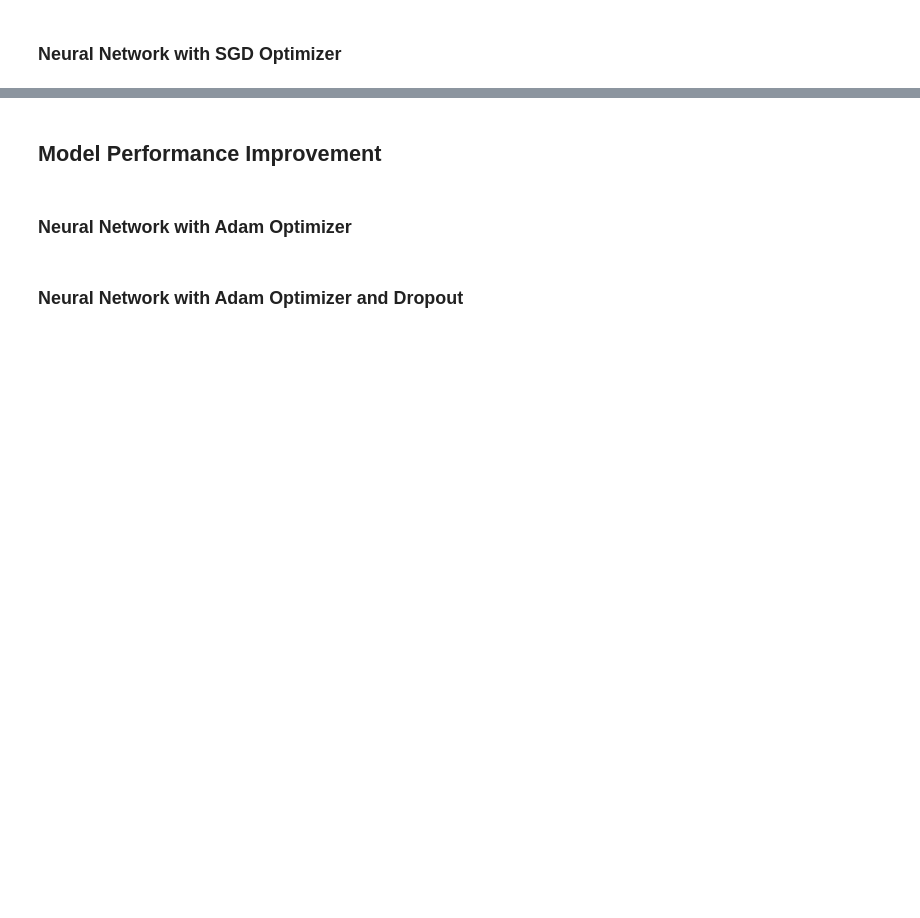
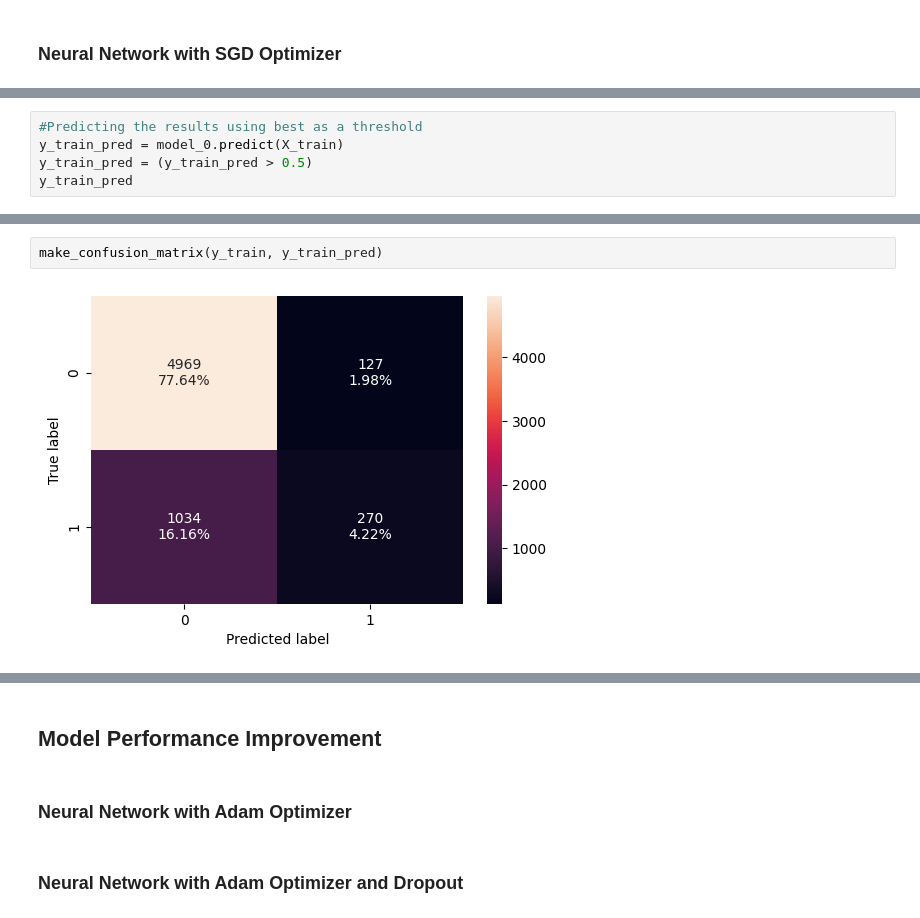
Before and after one commit to aimlalchemists/bank-churn-prediction-neural-network, a Jupyter notebook: bank_churn_prediction_neural_network_model.ipynb, the cells around one changed output, grey strips where cells are left out. Drawn from its saved outputs; the diff is of its cells as text; blank space fills up the shorter version.

```diff
--- a/bank_churn_prediction_neural_network_model.ipynb
+++ b/bank_churn_prediction_neural_network_model.ipynb
@@ -559,0 +853,5 @@ Write down the logic for choosing the metric that would be the best metric for t
+# %%
+#Predicting the results using best as a threshold
+y_train_pred = model_0.predict(X_train)
+y_train_pred = (y_train_pred > 0.5)
+y_train_pred
@@ -559,0 +940,4 @@ Write down the logic for choosing the metric that would be the best metric for t
+# %%
+make_confusion_matrix(y_train, y_train_pred)
+# %% [output]
+[figure, added]
```
Also changed, not shown: parts of 38 cells of this notebook.
